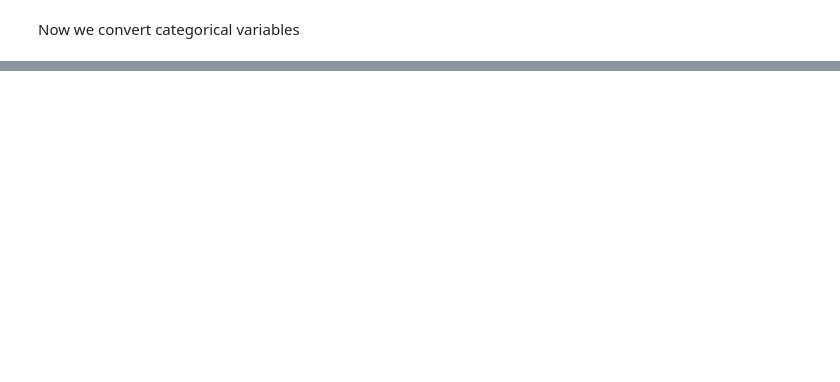
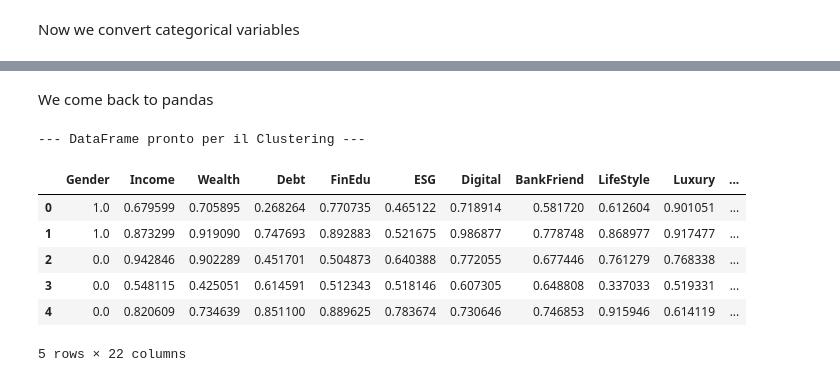
Before and after one commit to SimoneCerrone/FINTECH, a Jupyter notebook: prime_tab.ipynb, the cells around one changed output, grey strips where cells are left out. Drawn from its saved outputs; the diff is of its cells as text; code cells hidden in the pictures; blank space fills up the shorter version.

Commit message:
prepering data ma sbagliato

```diff
--- a/prime_tab.ipynb
+++ b/prime_tab.ipynb
@@ -52,0 +45,24 @@ categorical_features = categorical_features.astype('category')
+# %%
+from sklearn.preprocessing import MinMaxScaler, OneHotEncoder
+import numpy as np
+
+# For not ordered features we use One-Hot encoding
+no_order_columns = ['Job', 'Area', 'Investments']
+no_order_features = df[no_order_columns]
+no_order_features = no_order_features.astype('category')
+
+encoder = OneHotEncoder(drop='first', handle_unknown='ignore')  # Dummy encoding - ignoring unknwown values
+X_no_order = encoder.fit_transform(no_order_features).toarray()  # Convert into a dense matrix
+
+# normalize ordered categorical features
+order_columns = ['Age', 'CitySize', 'FamilySize']
+order_features = df[order_columns]
+
+scaler = MinMaxScaler()
+X_order = scaler.fit_transform(order_features)
+
+numerical_features = df.drop(columns=no_order_columns + order_columns)
+X_num = scaler.fit_transform(numerical_features)
+
+X=np.hstack((X_num, X_order, X_no_order))
+print(X)
@@ -52,0 +77,32 @@ categorical_features = categorical_features.astype('category')
+# %% [markdown]
+We come back to pandas
+# %%
+# 1. Recuperiamo i nomi delle colonne per ogni gruppo (esattamente come li avevamo divisi)
+# Nomi delle variabili numeriche
+numeric_column_names = numerical_features.columns.tolist()
+
+# Nomi delle variabili ordinali
+order_column_names = order_columns
+
+# Nomi delle nuove variabili create dal One-Hot Encoder (es. Job_2, Area_3, ecc.)
+encoded_column_names = encoder.get_feature_names_out(no_order_columns)
+
+# 2. Uniamo le liste dei nomi nello STESSO IDENTICO ORDINE in cui abbiamo unito le matrici
+# Nel tuo hstack avevi messo: 1° X_num, 2° X_order, 3° X_no_order
+all_column_names = numeric_column_names + order_column_names + list(encoded_column_names)
+
+# 3. Creiamo il DataFrame Pandas finale
+df_scaled = pd.DataFrame(X, columns=all_column_names)
+
+# Mostriamo le prime righe per verificare che sia tutto corretto
+print("--- DataFrame pronto per il Clustering ---")
+display(df_scaled.head())
+# %% [output]
+--- DataFrame pronto per il Clustering ---
+|  | Gender | Income | Wealth | Debt | FinEdu | ESG | Digital | BankFriend | LifeStyle | Luxury | ... |
+| 0 | 1.0 | 0.679599 | 0.705895 | 0.268264 | 0.770735 | 0.465122 | 0.718914 | 0.581720 | 0.612604 | 0.901051 | ... |
+| 1 | 1.0 | 0.873299 | 0.919090 | 0.747693 | 0.892883 | 0.521675 | 0.986877 | 0.778748 | 0.868977 | 0.917477 | ... |
+| 2 | 0.0 | 0.942846 | 0.902289 | 0.451701 | 0.504873 | 0.640388 | 0.772055 | 0.677446 | 0.761279 | 0.768338 | ... |
+| 3 | 0.0 | 0.548115 | 0.425051 | 0.614591 | 0.512343 | 0.518146 | 0.607305 | 0.648808 | 0.337033 | 0.519331 | ... |
+| 4 | 0.0 | 0.820609 | 0.734639 | 0.851100 | 0.889625 | 0.783674 | 0.730646 | 0.746853 | 0.915946 | 0.614119 | ... |
+5 rows × 22 columns
```
Also changed, not shown: parts of 3 cells of this notebook.
